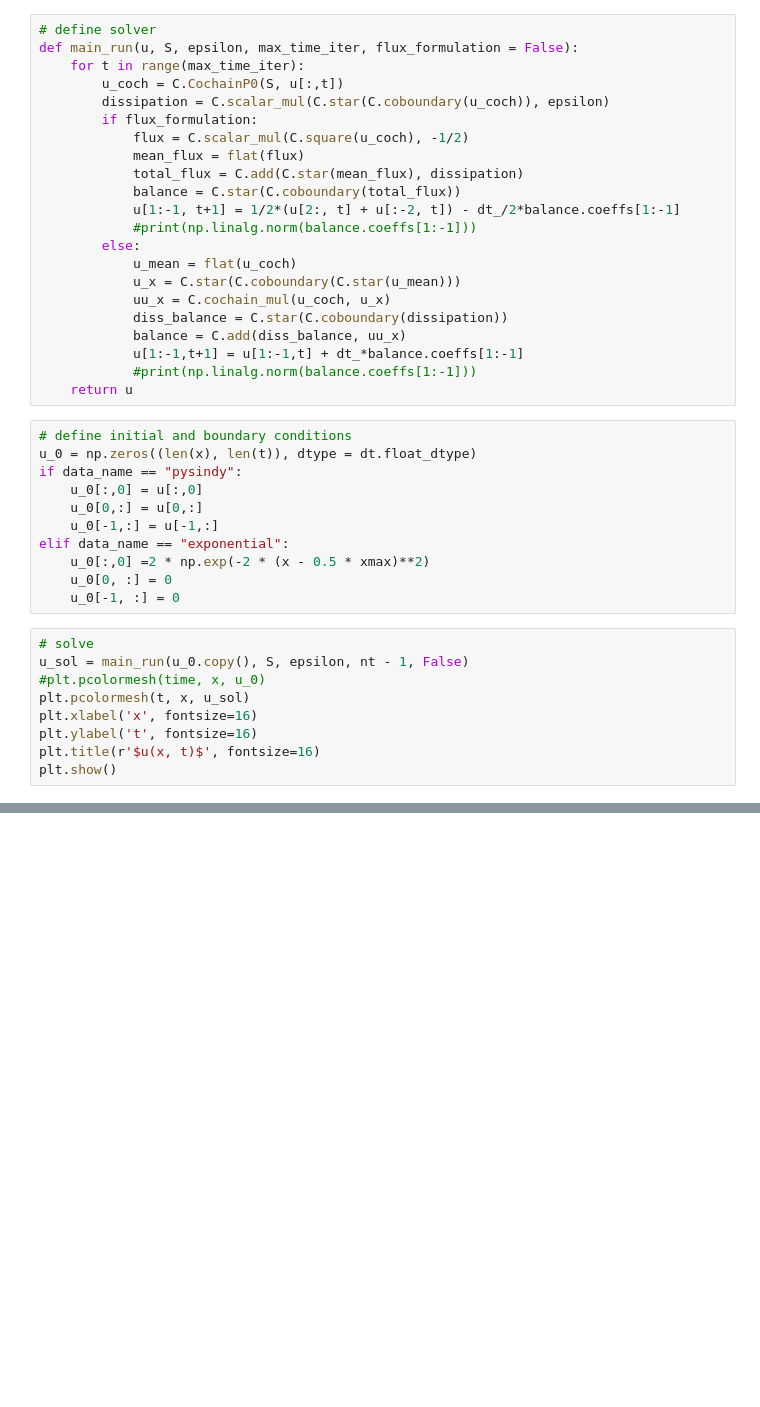
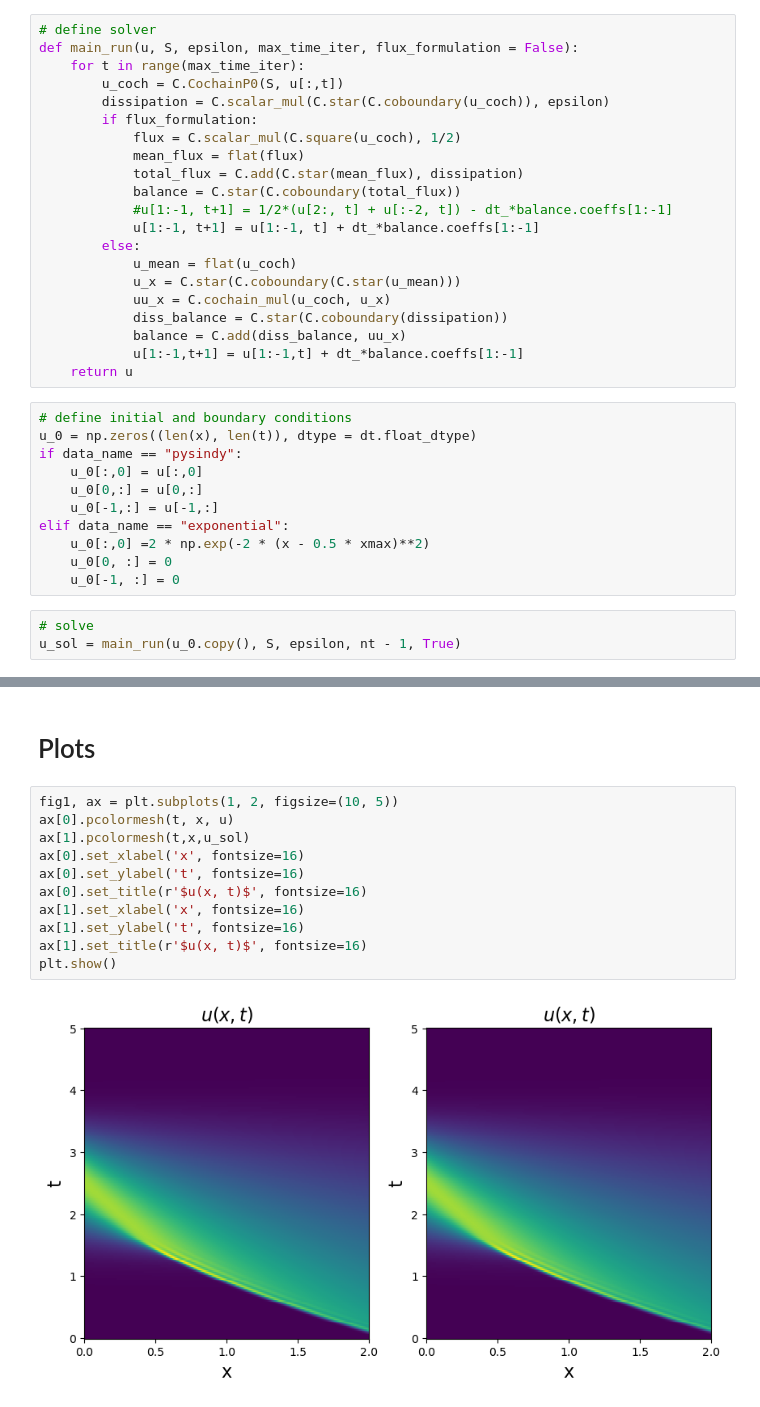
Before and after one commit to cpml-au/dctkit, a Jupyter notebook: examples/burgers.ipynb, the cells around one changed output, grey strips where cells are left out. Saved outputs shown, nothing was run; the diff lists cells and outputs as text; blank space fills up the shorter version.

```diff
--- a/examples/burgers.ipynb
+++ b/examples/burgers.ipynb
@@ -133,12 +133,12 @@ def main_run(u, S, epsilon, max_time_iter, flux_formulation = False):
         u_coch = C.CochainP0(S, u[:,t])
         dissipation = C.scalar_mul(C.star(C.coboundary(u_coch)), epsilon)
         if flux_formulation:
-            flux = C.scalar_mul(C.square(u_coch), -1/2)
+            flux = C.scalar_mul(C.square(u_coch), 1/2)
             mean_flux = flat(flux)
             total_flux = C.add(C.star(mean_flux), dissipation)
             balance = C.star(C.coboundary(total_flux))
-            u[1:-1, t+1] = 1/2*(u[2:, t] + u[:-2, t]) - dt_/2*balance.coeffs[1:-1]
-            #print(np.linalg.norm(balance.coeffs[1:-1]))
+            #u[1:-1, t+1] = 1/2*(u[2:, t] + u[:-2, t]) - dt_*balance.coeffs[1:-1]
+            u[1:-1, t+1] = u[1:-1, t] + dt_*balance.coeffs[1:-1]
         else:
             u_mean = flat(u_coch)
             u_x = C.star(C.coboundary(C.star(u_mean)))
@@ -146,7 +146,6 @@ def main_run(u, S, epsilon, max_time_iter, flux_formulation = False):
             diss_balance = C.star(C.coboundary(dissipation))
             balance = C.add(diss_balance, uu_x)
             u[1:-1,t+1] = u[1:-1,t] + dt_*balance.coeffs[1:-1]
-            #print(np.linalg.norm(balance.coeffs[1:-1]))
     return u
 # %%
 # define initial and boundary conditions
@@ -161,10 +160,4 @@ elif data_name == "exponential":
     u_0[-1, :] = 0
 # %%
 # solve
-u_sol = main_run(u_0.copy(), S, epsilon, nt - 1, False)
-#plt.pcolormesh(time, x, u_0)
-plt.pcolormesh(t, x, u_sol)
-plt.xlabel('x', fontsize=16)
-plt.ylabel('t', fontsize=16)
-plt.title(r'$u(x, t)$', fontsize=16)
-plt.show()
+u_sol = main_run(u_0.copy(), S, epsilon, nt - 1, True)
@@ -192,0 +171,15 @@ plt.show()
+# %% [markdown]
+# Plots
+# %%
+fig1, ax = plt.subplots(1, 2, figsize=(10, 5))
+ax[0].pcolormesh(t, x, u)
+ax[1].pcolormesh(t,x,u_sol)
+ax[0].set_xlabel('x', fontsize=16)
+ax[0].set_ylabel('t', fontsize=16)
+ax[0].set_title(r'$u(x, t)$', fontsize=16)
+ax[1].set_xlabel('x', fontsize=16)
+ax[1].set_ylabel('t', fontsize=16)
+ax[1].set_title(r'$u(x, t)$', fontsize=16)
+plt.show()
+# %% [output]
+[figure, added]
```
Also changed, not shown: parts of 6 cells of this notebook.
